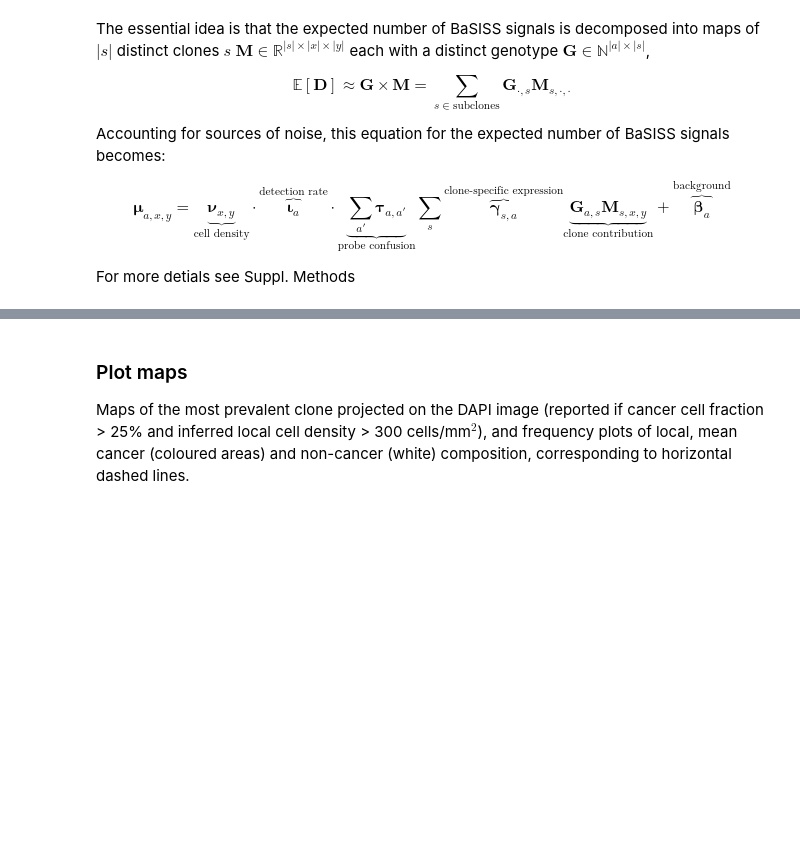
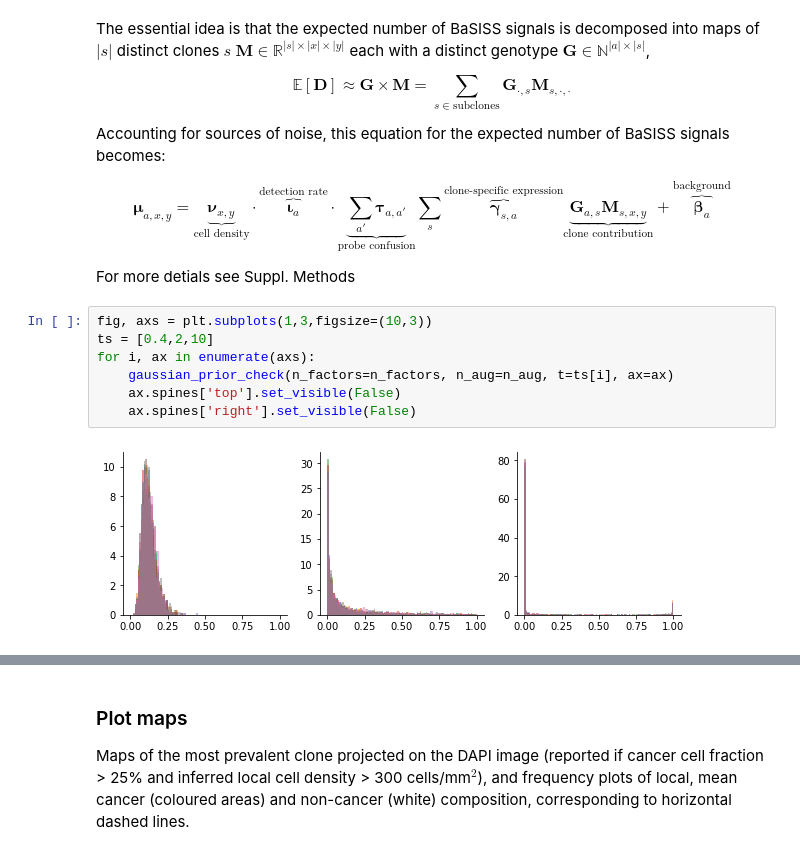
Before and after one commit to gerstung-lab/BaSISS, a Jupyter notebook: notebooks/PD9694_main_analysis.ipynb, the cells around one changed output, grey strips where cells are left out. Drawn from its saved outputs; the diff is of its cells as text; blank space fills up the shorter version.

```diff
--- a/notebooks/PD9694_main_analysis.ipynb
+++ b/notebooks/PD9694_main_analysis.ipynb
@@ -92,6 +122,15 @@ Accounting for sources of noise, this equation for the expected number of BaSISS
 $$\boldsymbol{\mu}_{a, x,y} = \underbrace{\boldsymbol{\nu}_{x,y}}_{\text{cell density}} \cdot \overbrace{\boldsymbol{\iota}_a}^{ {\text{detection rate}}} \cdot \underbrace{\sum_{a'} \boldsymbol{\tau}_{a,a'}}_{\text{probe confusion}} \sum_s  \overbrace{\boldsymbol{\gamma}_{s,a}}^{ {\text{clone-specific expression}}} \underbrace{\mathbf{G}_{a,s} \mathbf{M}_{s,x,y}}_{\text{clone contribution}} + \overbrace{\boldsymbol{\beta}_a}^{ {\text{background}}}$$
 
 For more detials see Suppl. Methods
+# %%
+fig, axs = plt.subplots(1,3,figsize=(10,3))
+ts = [0.4,2,10]
+for i, ax in enumerate(axs):
+    gaussian_prior_check(n_factors=n_factors, n_aug=n_aug, t=ts[i], ax=ax)
+    ax.spines['top'].set_visible(False)
+    ax.spines['right'].set_visible(False)
+# %% [output]
+[figure, added]
 # %%
 with pm.Model() as model_hierarchical_errosion:
 
```
Also changed, not shown: parts of 108 cells of this notebook, 1 other file.
